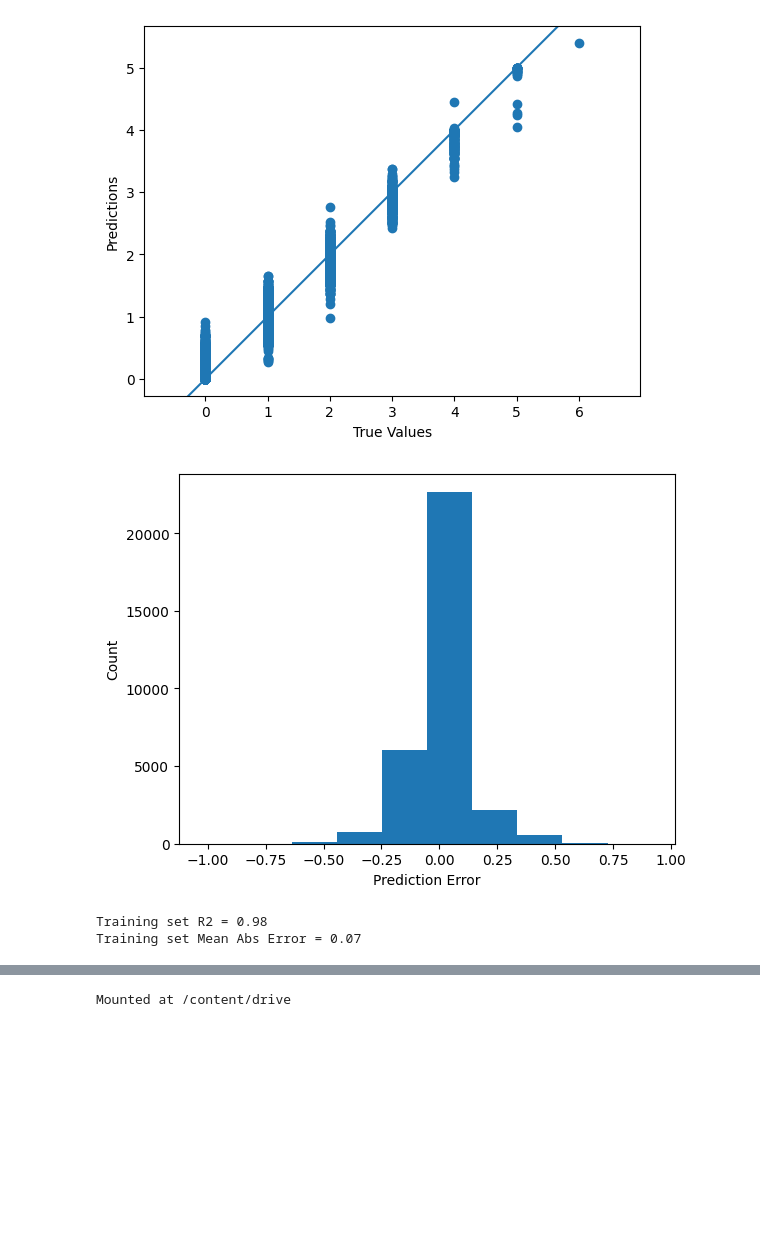
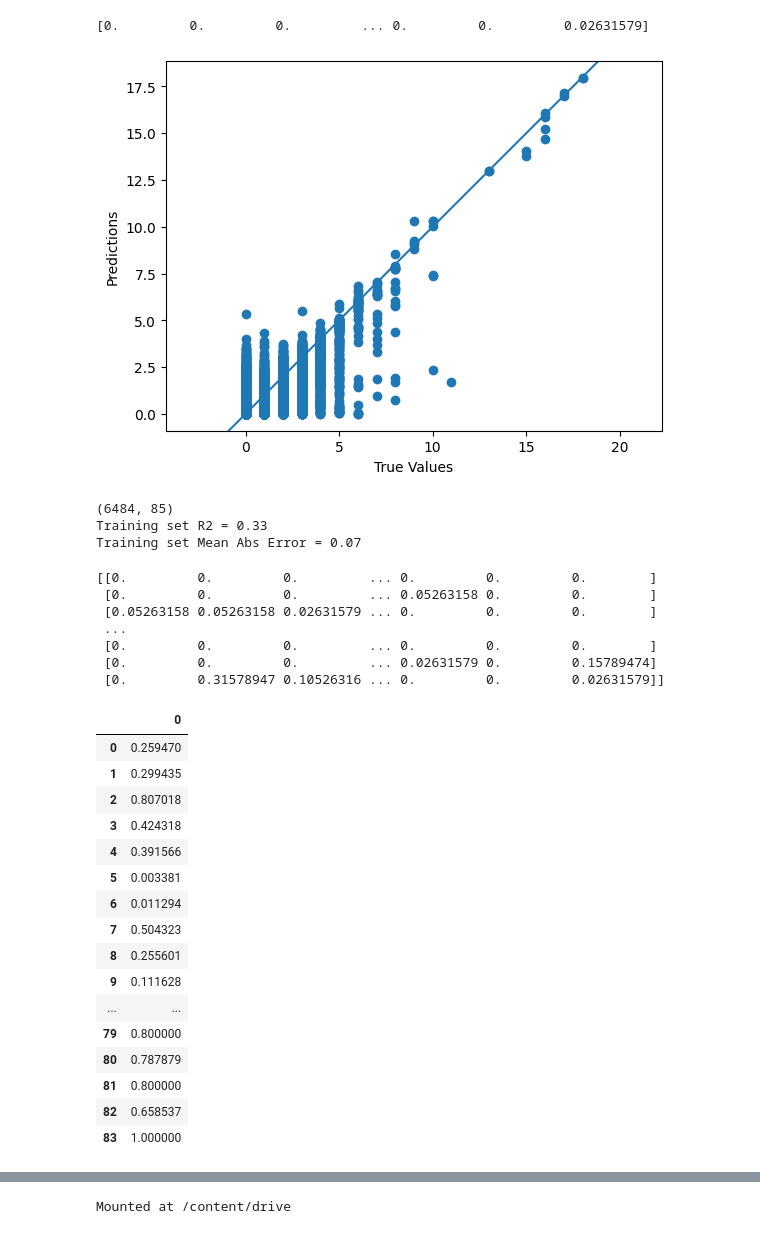
Before and after one commit to MaxW-M/FragmentForest, a Jupyter notebook: Fragment_Forest.ipynb, the cells around one changed output, grey strips where cells are left out. Drawn from its saved outputs; the diff is of its cells as text; code cells hidden in the pictures; blank space fills up the shorter version.

```diff
--- a/Fragment_Forest.ipynb
+++ b/Fragment_Forest.ipynb
@@ -52,7 +102,7 @@ def process_data(data, output, shuffle=False):
 # %%
 # @title Random Forest
 
-def build_random_forest(features, targets, output, num_trees=100):
+def build_random_forest(features, targets, x_test, output, num_trees=100):
   '''
   Train a Random Forest with bootstrapped samples, using Gini Impurtity to evaluate each split.
   Outputs the Out-Of-Bag Error (OOB Error)
@@ -70,7 +120,7 @@ def build_random_forest(features, targets, output, num_trees=100):
   random_forest.fit(features, targets)
   pickle.dump(random_forest, open(output, 'wb'))
 
-  y_pred = random_forest.predict(features).flatten()
+  y_pred = random_forest.predict(x_test).flatten()
 
   '''
   print('Mean Absolute Error:', metrics.mean_absolute_error(targets, y_pred))
@@ -148,24 +198,38 @@ def plot_error(ytrue, y_pred):
     _ = plt.ylabel("Count")
     plt.show()
     return(fig)
+# %%
+features, targets, x_test, y_test = process_data('drive/MyDrive/Data Sets/TurboChemDB5.2.csv', 'processed_data.npy')
+# ideal number of trees = 38
+y_pred = build_random_forest(features, targets, x_test, 'model.h5', num_trees=38)
+print(y_pred)
+fig = plot_trueVSpred(y_test, y_pred)
+# %% [output]
+[0.         0.         0.         ... 0.         0.         0.02631579]
+[figure, added]
 # %%
-features, targets = process_data('drive/MyDrive/Data Sets/TurboChemDB5.2.csv', 'processed_data.npy')
-# ideal number of trees = 38
-y_pred = build_random_forest(features, targets, 'model.h5', num_trees=38)
-fig = plot_trueVSpred(targets, y_pred)
-fig = plot_error(targets, y_pred)
+# Export data into a dataframe
+y_pred = np.reshape(y_pred, (y_test.shape[0], 85))
+print(y_pred.shape)
+df = pd.DataFrame(y_pred)
+df.to_csv('Fragment_Forest_Predicted.csv') # Print data to a csv file
 
-# Export data into a dataframe
-df = pd.DataFrame({'true_values':targets,'predicted_values':y_pred})
-df.to_csv('RF_plus_tr_5.csv') # Print data to a csv file
-
-R2 = np.round(metrics.r2_score(targets, y_pred), 2)
-mae = np.round(metrics.mean_absolute_error(targets, y_pred), 2)
+R2 = np.round(metrics.r2_score(y_test, y_pred), 2)
+mae = np.round(metrics.mean_absolute_error(y_test, y_pred), 2)
 
 print("Training set R2 = " + str(R2))
 print("Training set Mean Abs Error = " + str(mae))
 # %% [output]
-[figure, removed]
-[figure, removed]
-Training set R2 = 0.98
+(6484, 85)
+Training set R2 = 0.33
 Training set Mean Abs Error = 0.07
+# %%
+print(y_pred)
+# %% [output]
+[[0.         0.         0.         ... 0.         0.         0.        ]
+ [0.         0.         0.         ... 0.05263158 0.         0.        ]
+ [0.05263158 0.05263158 0.02631579 ... 0.         0.         0.        ]
+ ...
+ [0.         0.         0.         ... 0.         0.         0.        ]
+ [0.         0.         0.         ... 0.02631579 0.         0.15789474]
+ [0.         0.31578947 0.10526316 ... 0.         0.         0.02631579]]
@@ -171,0 +241,33 @@ Training set Mean Abs Error = 0.07
+# %%
+predicted_totals = np.ndarray(84)
+actual_totals = np.ndarray(84)
+fragment_error = np.ndarray(84)
+
+for i in range(ff_reg_predicted.columns.size - 1):
+    predicted_totals[i] = np.sum(ff_reg_predicted.iloc[:,i])
+    actual_totals[i] = np.sum(actual.iloc[:,i])
+    if actual_totals[i] != 0:
+        fragment_error[i] = np.abs(predicted_totals[i] - actual_totals[i])/actual_totals[i]
+    else:
+        fragment_error[i] = predicted_totals[i]
+
+fragment_error_df = pd.DataFrame(fragment_error)
+fragment_error_df.style
+# %% [output]
+|  | 0 |
+| 0 | 0.259470 |
+| 1 | 0.299435 |
+| 2 | 0.807018 |
+| 3 | 0.424318 |
+| 4 | 0.391566 |
+| 5 | 0.003381 |
+| 6 | 0.011294 |
+| 7 | 0.504323 |
+| 8 | 0.255601 |
+| 9 | 0.111628 |
+| ... | ... |
+| 79 | 0.800000 |
+| 80 | 0.787879 |
+| 81 | 0.800000 |
+| 82 | 0.658537 |
+| 83 | 1.000000 |
```
Also changed, not shown: parts of 5 cells of this notebook.
